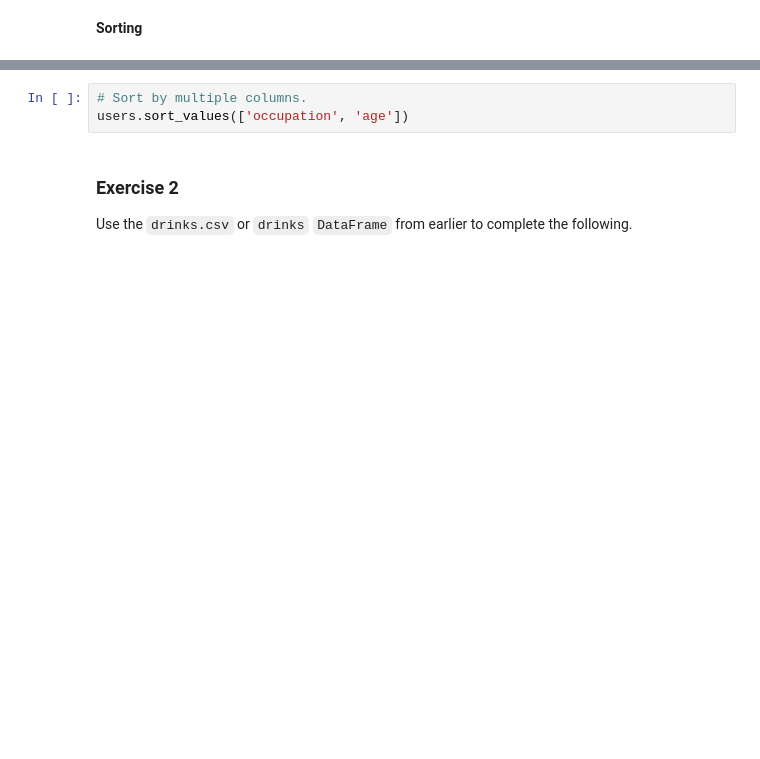
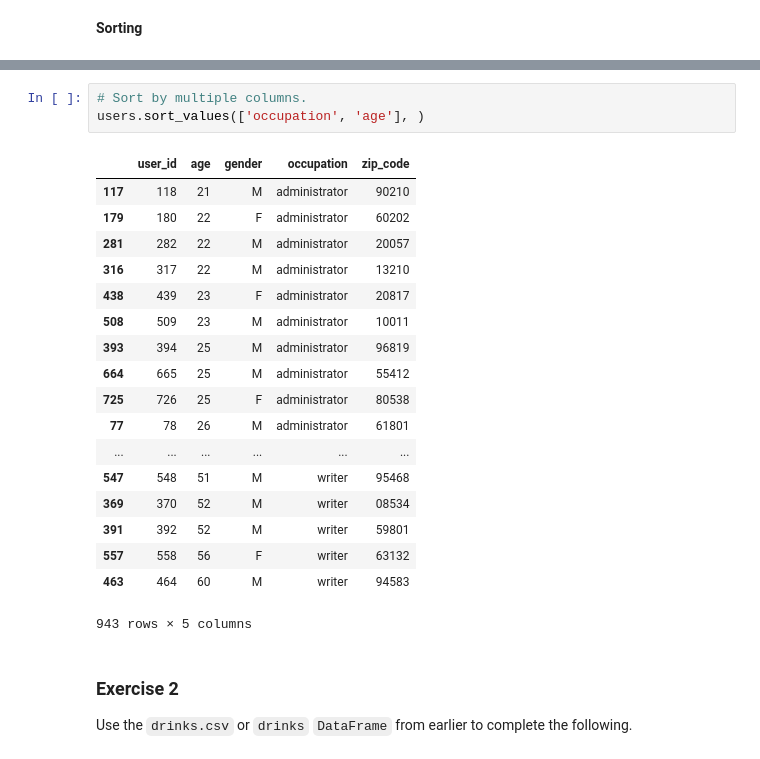
Before and after one commit to angelakdang/datr-515-course-info, a Jupyter notebook: Unit 2/Session 5/exploratory-data-analysis.ipynb, the cells around one changed output, grey strips where cells are left out. Cells and saved outputs as stored; diff of their text form; blank space fills up the shorter version.

```diff
--- a/Unit 2/Session 5/exploratory-data-analysis.ipynb
+++ b/Unit 2/Session 5/exploratory-data-analysis.ipynb
@@ -284,6 +744,25 @@ users.sort_values('age', ascending=False)
 # %%
 # Sort by multiple columns.
-users.sort_values(['occupation', 'age'])
+users.sort_values(['occupation', 'age'], )
+# %% [output]
+|  | user_id | age | gender | occupation | zip_code |
+| 117 | 118 | 21 | M | administrator | 90210 |
+| 179 | 180 | 22 | F | administrator | 60202 |
+| 281 | 282 | 22 | M | administrator | 20057 |
+| 316 | 317 | 22 | M | administrator | 13210 |
+| 438 | 439 | 23 | F | administrator | 20817 |
+| 508 | 509 | 23 | M | administrator | 10011 |
+| 393 | 394 | 25 | M | administrator | 96819 |
+| 664 | 665 | 25 | M | administrator | 55412 |
+| 725 | 726 | 25 | F | administrator | 80538 |
+| 77 | 78 | 26 | M | administrator | 61801 |
+| ... | ... | ... | ... | ... | ... |
+| 547 | 548 | 51 | M | writer | 95468 |
+| 369 | 370 | 52 | M | writer | 08534 |
+| 391 | 392 | 52 | M | writer | 59801 |
+| 557 | 558 | 56 | F | writer | 63132 |
+| 463 | 464 | 60 | M | writer | 94583 |
+943 rows × 5 columns
 # %% [markdown]
 <a id="exercise-two"></a>
 ### Exercise 2
```
Also changed, not shown: parts of 93 cells of this notebook, 2 other files.
